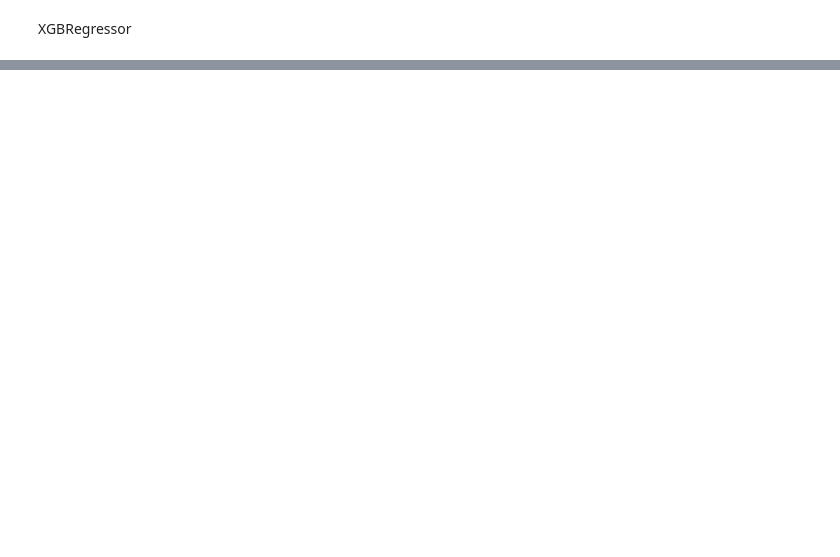
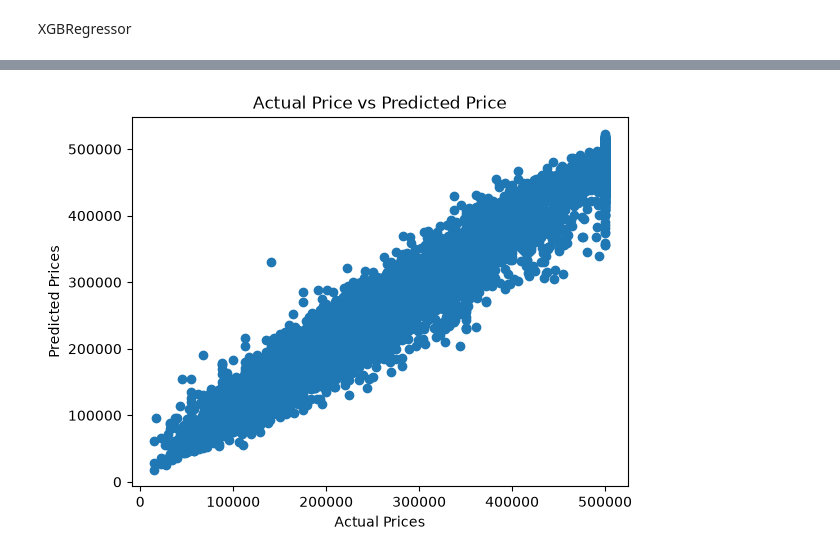
Before and after one commit to johannesmakgetha/California-Housing-Price, a Jupyter notebook: california_housing_prices.ipynb, the cells around one changed output, grey strips where cells are left out. Cells and saved outputs as stored; diff of their text form; code cells hidden in the pictures; blank space fills up the shorter version.

```diff
--- a/california_housing_prices.ipynb
+++ b/california_housing_prices.ipynb
@@ -432,13 +351,0 @@ Random Forest
-# %%
-param_grid = {
-    'n_estimators' :[100,200,250],
-    'max_depth':[None,10,20],
-    'min_samples_split': [2,5],
-    'min_samples_leaf': [1,2]
-}
-
-grid_search = GridSearchCV(RandomForestRegressor(),param_grid=param_grid,cv=5)
-grid_search.fit(X_train,y_train)
-
-print("Best Parameters:", grid_search.best_params_)
-print("Best Estimator:", grid_search.best_estimator_)
@@ -450,13 +353,13 @@ Gradient Boosting
 XGBRegressor
 # %%
 param_grid = {
-    'n_estimors': [10,100,200],
-    'learning_rate': [0.01,0.1,0.2],
-    'max_depth': [3,5,7],
-    'subsample': [0.8,1.0]
+    'model__n_estimators': [10,100,200],
+    'model__learning_rate': [0.01,0.1,0.2],
+    'model__max_depth': [3,5,7],
+    'model__subsample': [0.8,1.0]
 }
 
-grid_search = GridSearchCV(GradientBoostingRegressor(),
+grid_search = GridSearchCV(xgb,
                            param_grid=param_grid,
                            cv=5,
                            scoring='neg_root_mean_squared_error',
@@ -465,3 +368,11 @@ grid_search.fit(X_train,y_train)
 
 print("Best Parameters:", grid_search.best_params_)
 print("Best Estimator:", grid_search.best_estimator_)
+
+
+y_pred_train = grid_search.predict(X_train)
+y_pred_test = grid_search.predict(X_test)
+
+
+print('RMSE for Train: ', root_mean_squared_error(y_true=y_train,y_pred=y_pred_train))
+print('RMSE for Test: ', root_mean_squared_error(y_true=y_test,y_pred=y_pred_test))
@@ -467,0 +453,8 @@ print("Best Estimator:", grid_search.best_estimator_)
+# %%
+plt.scatter(x=y_train,y=grid_search.predict(X_train))
+plt.xlabel("Actual Prices")
+plt.ylabel("Predicted Prices")
+plt.title("Actual Price vs Predicted Price")
+plt.show()
+# %% [output]
+[figure, added]
```
Also changed, not shown: parts of 18 cells of this notebook.
